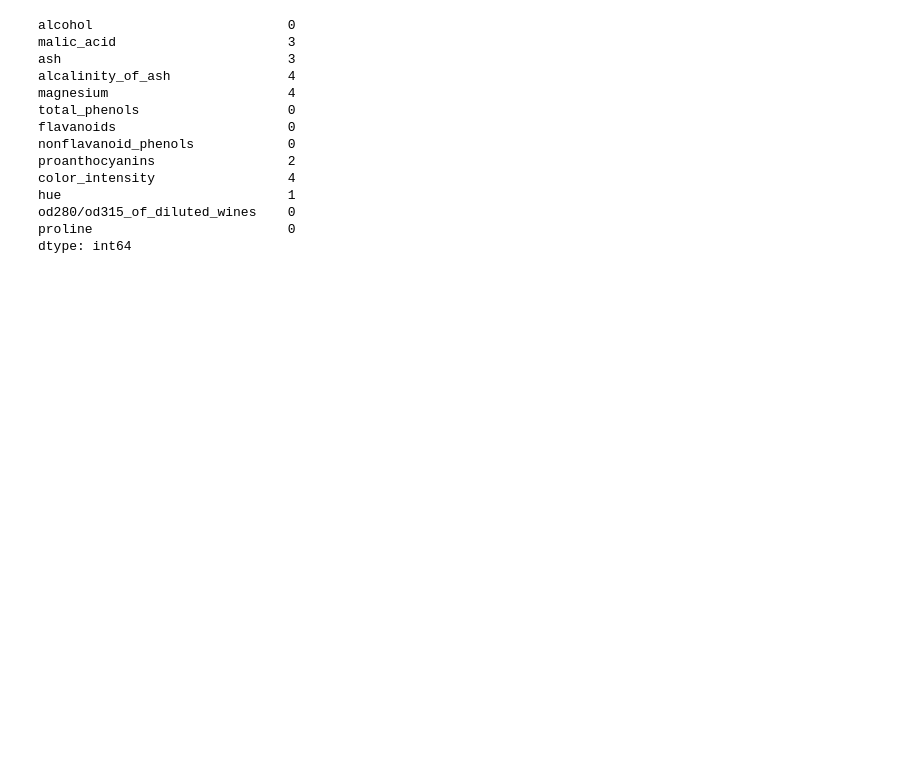
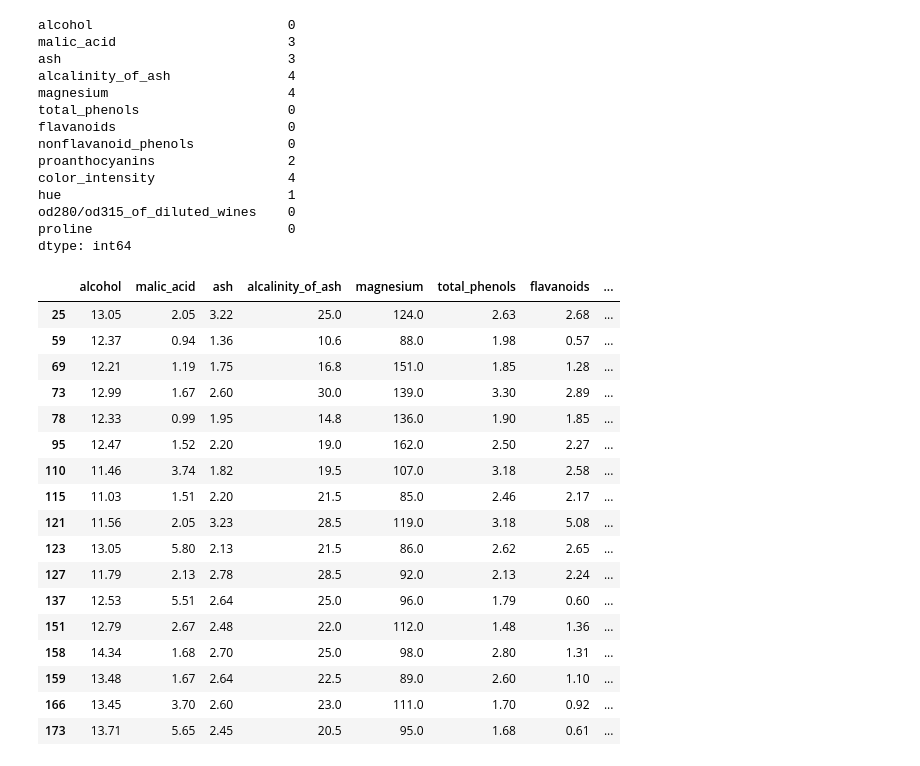
Before and after one commit to DataEtnos/estudos_python, a Jupyter notebook: Estudo_de_Outliers_no_data_set_de_vinhos.ipynb, the cells around one changed output. Cells and saved outputs as stored; diff of their text form; code cells hidden in the pictures; blank space fills up the shorter version.

```diff
--- a/Estudo_de_Outliers_no_data_set_de_vinhos.ipynb
+++ b/Estudo_de_Outliers_no_data_set_de_vinhos.ipynb
@@ -130,3 +130,25 @@ hue                             1
 od280/od315_of_diluted_wines    0
 proline                         0
 dtype: int64
+# %%
+# Removendo outliers
+df[df.apply(is_outlier).any(axis=1)]
+# %% [output]
+|  | alcohol | malic_acid | ash | alcalinity_of_ash | magnesium | total_phenols | flavanoids | ... |
+| 25 | 13.05 | 2.05 | 3.22 | 25.0 | 124.0 | 2.63 | 2.68 | ... |
+| 59 | 12.37 | 0.94 | 1.36 | 10.6 | 88.0 | 1.98 | 0.57 | ... |
+| 69 | 12.21 | 1.19 | 1.75 | 16.8 | 151.0 | 1.85 | 1.28 | ... |
+| 73 | 12.99 | 1.67 | 2.60 | 30.0 | 139.0 | 3.30 | 2.89 | ... |
+| 78 | 12.33 | 0.99 | 1.95 | 14.8 | 136.0 | 1.90 | 1.85 | ... |
+| 95 | 12.47 | 1.52 | 2.20 | 19.0 | 162.0 | 2.50 | 2.27 | ... |
+| 110 | 11.46 | 3.74 | 1.82 | 19.5 | 107.0 | 3.18 | 2.58 | ... |
+| 115 | 11.03 | 1.51 | 2.20 | 21.5 | 85.0 | 2.46 | 2.17 | ... |
+| 121 | 11.56 | 2.05 | 3.23 | 28.5 | 119.0 | 3.18 | 5.08 | ... |
+| 123 | 13.05 | 5.80 | 2.13 | 21.5 | 86.0 | 2.62 | 2.65 | ... |
+| 127 | 11.79 | 2.13 | 2.78 | 28.5 | 92.0 | 2.13 | 2.24 | ... |
+| 137 | 12.53 | 5.51 | 2.64 | 25.0 | 96.0 | 1.79 | 0.60 | ... |
+| 151 | 12.79 | 2.67 | 2.48 | 22.0 | 112.0 | 1.48 | 1.36 | ... |
+| 158 | 14.34 | 1.68 | 2.70 | 25.0 | 98.0 | 2.80 | 1.31 | ... |
+| 159 | 13.48 | 1.67 | 2.64 | 22.5 | 89.0 | 2.60 | 1.10 | ... |
+| 166 | 13.45 | 3.70 | 2.60 | 23.0 | 111.0 | 1.70 | 0.92 | ... |
+| 173 | 13.71 | 5.65 | 2.45 | 20.5 | 95.0 | 1.68 | 0.61 | ... |
```
Also changed, not shown: parts of 9 cells of this notebook.
